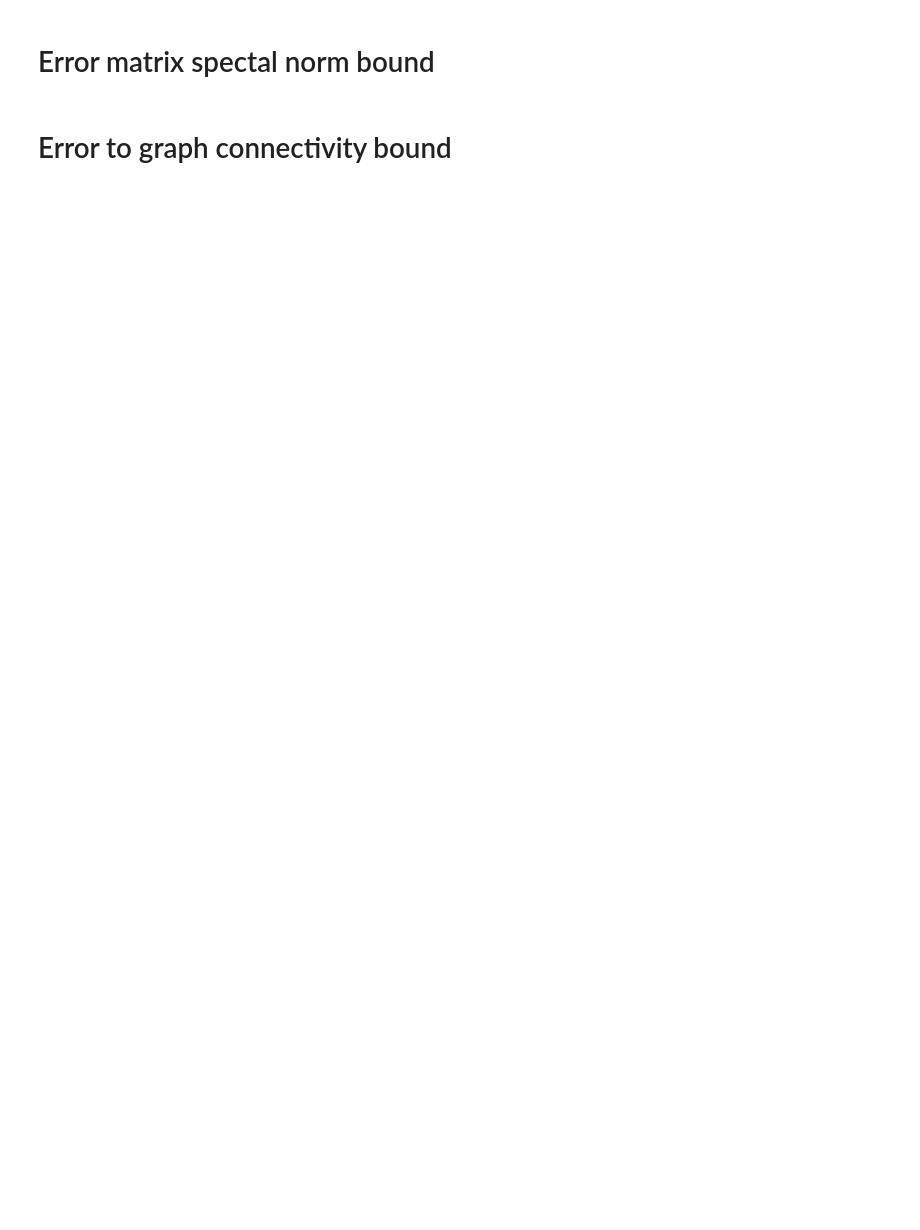
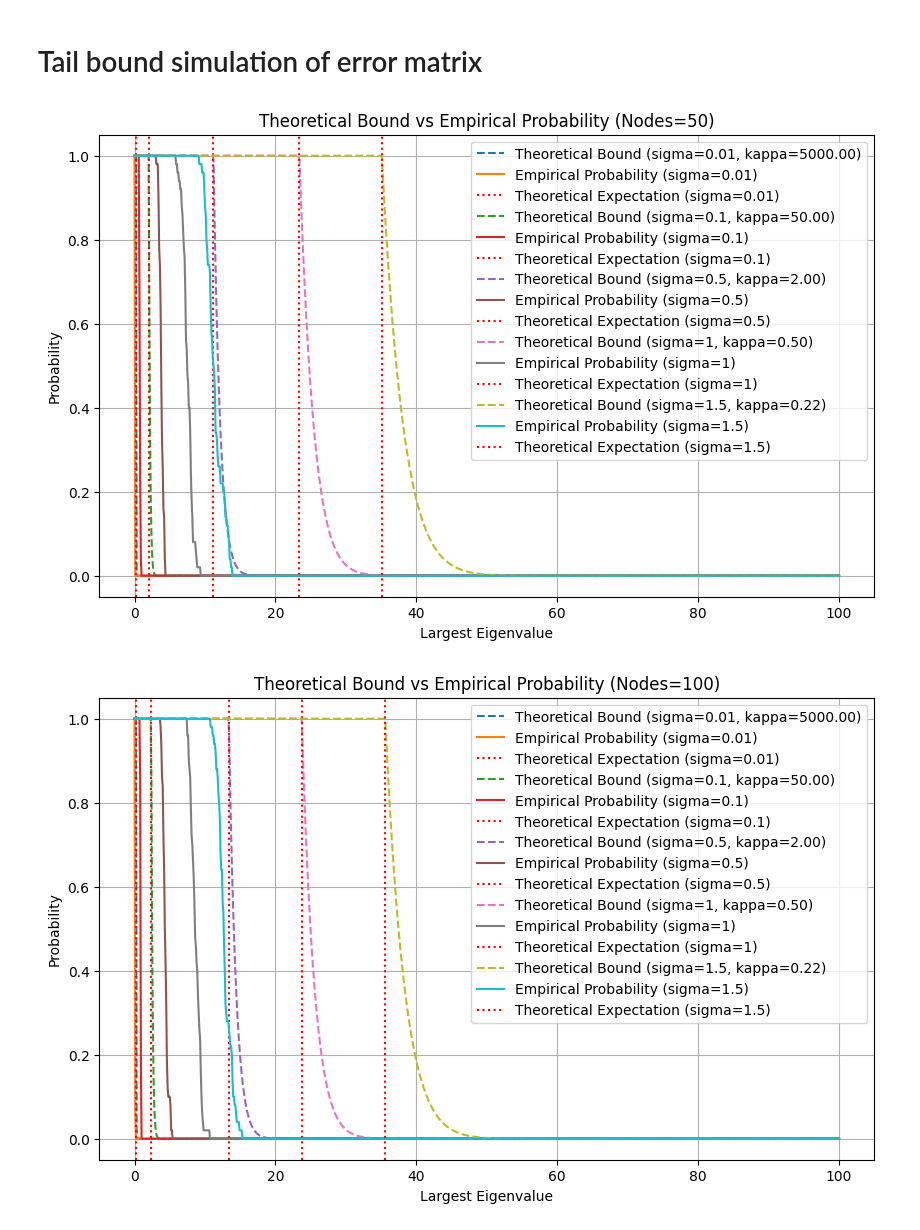
Before and after one commit to zhexin1904/my_SE_sync, a Jupyter notebook: python/simulation_1.ipynb, the cells around one changed output. Drawn from its saved outputs; the diff is of its cells as text; code cells hidden in the pictures; blank space fills up the shorter version.

```diff
--- a/python/simulation_1.ipynb
+++ b/python/simulation_1.ipynb
@@ -1,5 +1,5 @@
-# %% [markdown]
-# Error matrix spectal norm bound
+# %% [markdown]
+# Tail bound simulation of error matrix
 # %%
 import numpy as np
 import networkx as nx
@@ -53,7 +53,7 @@ def generate_symmetric_matrix_sum(adj_matrix, sigma):
     operator_norm = np.linalg.norm(sum_B, ord=2)
     largest_degree = max(dict(G.degree()).values())
 
-    return operator_norm, largest_degree
+    return operator_norm, 2*largest_degree
 
 # Function to compute the largest eigenvalue of a matrix
 def compute_largest_eigenvalue(matrix):
@@ -61,17 +61,17 @@ def compute_largest_eigenvalue(matrix):
     return np.max(np.abs(eigenvalues))
 
 # Function to compute theoretical bound
-def theoretical_bound(t, num_nodes, vZ):
-    return (3 * num_nodes + 3 * num_nodes) * np.exp(-t**2 / (2 * vZ))
+def theoretical_bound(t, num_nodes, vZ, kappa, degree):
+    return np.minimum((2 * 3 * num_nodes) * np.exp((-kappa * t**2) / (2 * degree)), 1)
 
 # Function to compute theoretical expectation
-def compute_theoretical_expectation(vZ, num_nodes):
-    return np.sqrt(2 * vZ * np.log(2 * 3  * num_nodes))
+def compute_theoretical_expectation(vZ, num_nodes, kappa, degree):
+    return np.sqrt(2 * (degree/kappa) * np.log(2 * 3 * num_nodes))
 
 # Parameters
-num_nodes_list = [50, 100, 150]  # Different numbers of nodes to test
-sigma_values = [0.5]
-num_trials = 100
+num_nodes_list = [50, 100]  # Different numbers of nodes to test
+sigma_values = [0.01, 0.1, 0.5, 1, 1.5]
+num_trials = 50
 
 # Run experiments and collect results
 for num_nodes in num_nodes_list:
@@ -79,41 +79,43 @@ for num_nodes in num_nodes_list:
 
     for sigma in sigma_values:
         for _ in range(num_trials):
             r = 1.25 * np.sqrt(np.log(num_nodes) / (np.pi * num_nodes))
             G = nx.random_geometric_graph(num_nodes, r)
             adj_matrix = nx.adjacency_matrix(G).todense()
 
-            V_z = generate_symmetric_matrix_sum(adj_matrix, sigma)
-            V_z =  sigma**2 * V_z
+            _, degree = generate_symmetric_matrix_sum(adj_matrix, sigma)
+            V_z = degree
             kron_matrix = generate_kron_matrix(adj_matrix, sigma)
             largest_eigenvalue = compute_largest_eigenvalue(kron_matrix)
             results[sigma].append((largest_eigenvalue, V_z))
 
     # Plot empirical distribution of largest eigenvalues
     fig, ax = plt.subplots(figsize=(10, 6))
     for sigma, values in results.items():
+        kappa = 1 / (2 * sigma**2)
         eigenvalues = [v[0] for v in values]
         V_z = values[0][1]
+        degree = values[0][1]
         t_values = np.linspace(0, 100, 1000)
-        bound_values = theoretical_bound(t_values, num_nodes, V_z)
-        bound_values /= np.max(bound_values)
+        bound_values = theoretical_bound(t_values, num_nodes, _ , kappa, degree)
         empirical_probs = [np.mean(np.array(eigenvalues) >= t) for t in t_values]
         empirical_probs = np.array(empirical_probs) / np.max(empirical_probs)
 
-        theoretical_expectation = compute_theoretical_expectation(V_z, num_nodes)
+        theoretical_expectation = compute_theoretical_expectation(V_z, num_nodes, kappa, degree)
 
-        ax.plot(t_values, bound_values, label=f'Theoretical Bound (sigma={sigma})', linestyle='dashed')
+        ax.plot(t_values, bound_values, label=f'Theoretical Bound (sigma={sigma}, kappa={kappa:.2f})', linestyle='dashed')
         ax.plot(t_values, empirical_probs, label=f'Empirical Probability (sigma={sigma})', linestyle='solid')
         ax.axvline(theoretical_expectation, color='r', linestyle='dotted', label=f'Theoretical Expectation (sigma={sigma})')
 
     ax.set_xlabel('Largest Eigenvalue')
     ax.set_ylabel('Probability')
     ax.set_title(f'Theoretical Bound vs Empirical Probability (Nodes={num_nodes})')
     ax.legend()
     ax.grid(True)
     plt.show()
+# %% [output]
+[figure, added]
+[figure, added]
-# %% [markdown]
-# Error to graph connectivity bound
 # %%
 import numpy as np
 import networkx as nx
```
Also changed, not shown: parts of 4 cells of this notebook, 9 other files.
